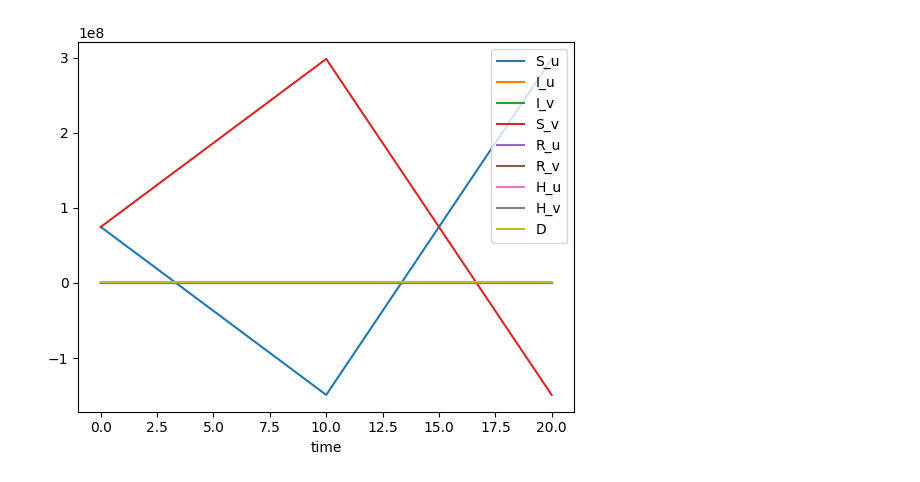
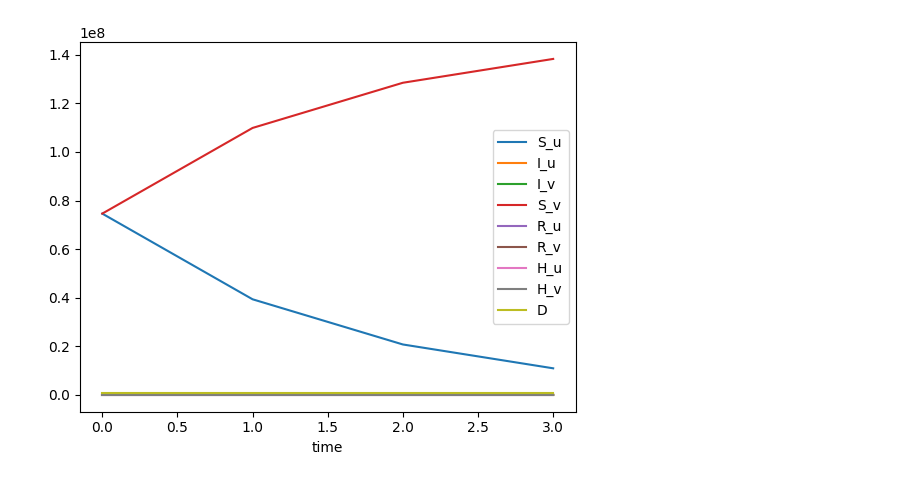
Before and after one commit to siftech/funman, a Jupyter notebook: notebooks/monthly-demos/funman_sep_2024_observables.ipynb, the cells around one changed output. Cells and saved outputs as stored; diff of their text form; code cells hidden in the pictures.

Commit message:
setup stratification notebook

```diff
--- a/notebooks/monthly-demos/funman_sep_2024_observables.ipynb
+++ b/notebooks/monthly-demos/funman_sep_2024_observables.ipynb
@@ -34,8 +34,8 @@ models = {
 
 requests = {
     "sidarthe_observables": REQUEST_PATH,
-    "sirhd": None,
-    "sirhd-vac": None
+    "sirhd-vac": os.path.join(EXAMPLE_DIR, "sirhd-vac-request.json"),
+    "sirhd": None
 }
 
 states = {
@@ -54,8 +54,8 @@ request_results = {}
 # %%
 # Constants for the scenario
 
-MAX_TIME=20
-STEP_SIZE=10
+MAX_TIME=3
+STEP_SIZE=1
 timepoints = list(range(0, MAX_TIME+STEP_SIZE, STEP_SIZE))
 # model_str = "sidarthe_observables"
 # %%
@@ -66,7 +66,7 @@ model = get_model(models[model_str])
 to_plot = model[0]._state_var_names() + model[0]._observable_names()
 
 funman_request = get_request(requests[model_str])
-setup_common(funman_request, timepoints, debug=False, mode=MODE_SMT)
+setup_common(funman_request, timepoints, debug=True, mode=MODE_SMT, synthesize=False,dreal_precision=0.1)
 results = run(funman_request, model_str, models)
 report(results, model_str, to_plot, request_results, request_params)
 # %% [output]
@@ -82,3 +82,3 @@ sirhd-vac  0.07  0.3  1.0
 
 [1 rows x 22 columns]
-[figure, old version]
+[figure, new version]
```
Also changed, not shown: parts of 3 cells of this notebook, 3 other files.
